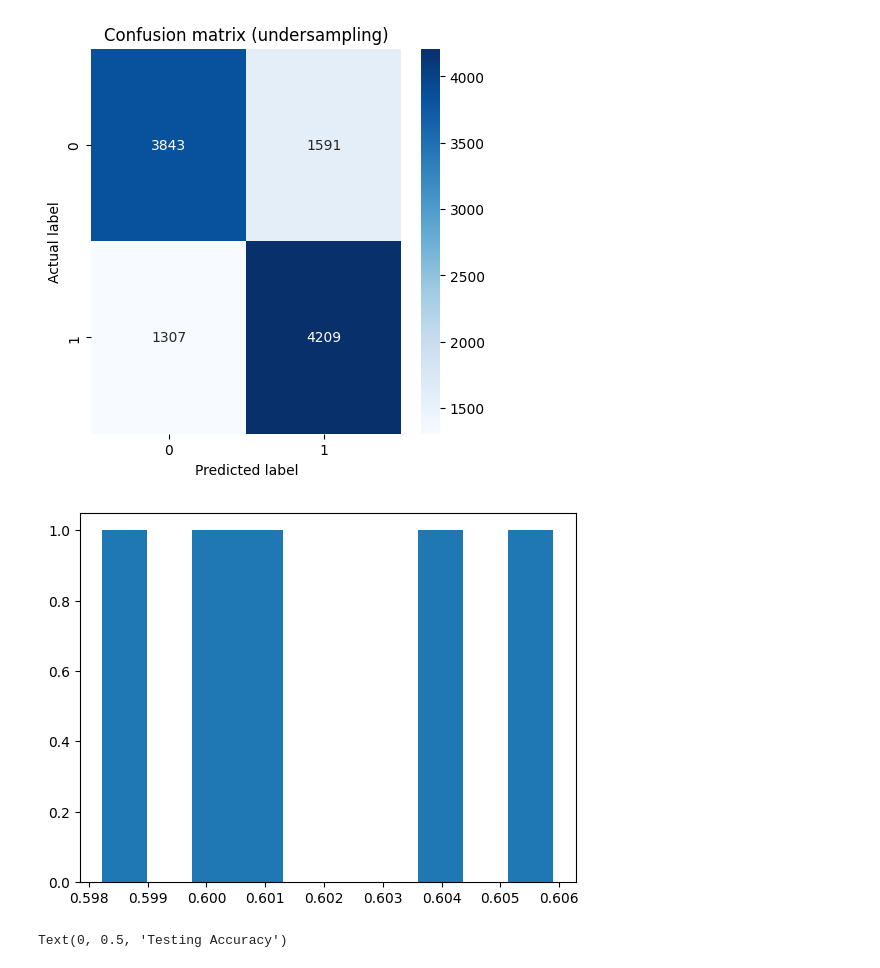
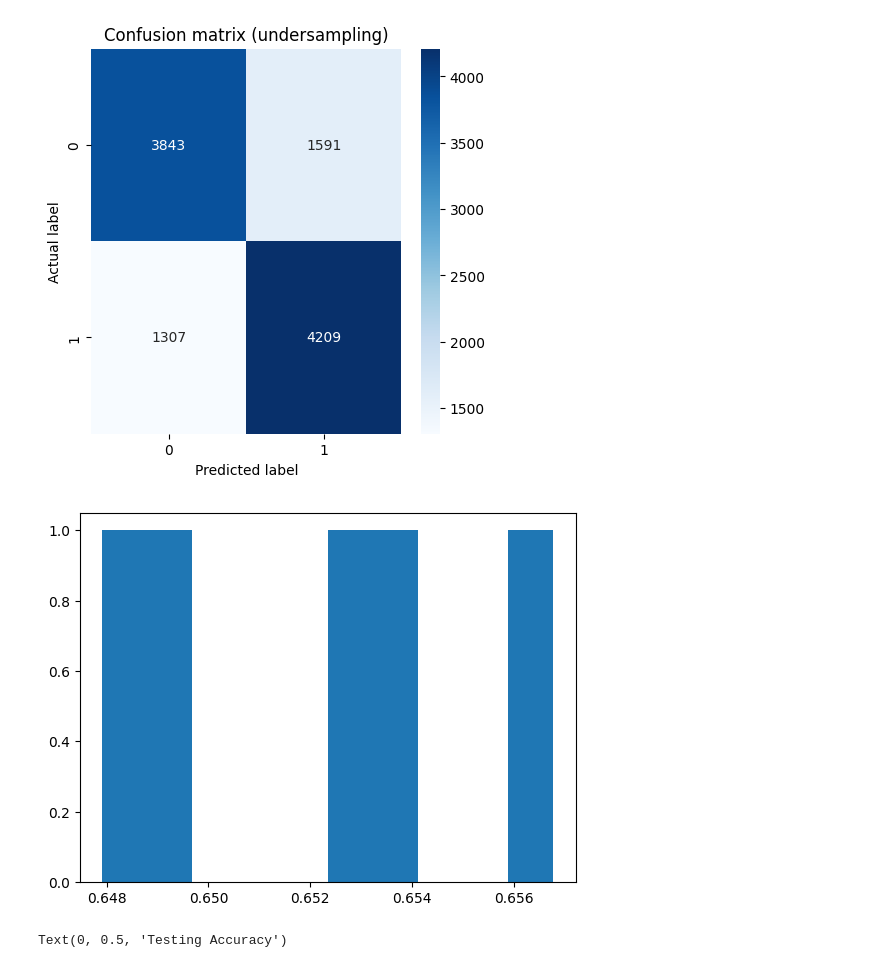
Before and after one commit to th0rz05/feup-ia-heart-disease, a Jupyter notebook: proj/Project.ipynb, the cells around one changed output. Drawn from its saved outputs; the diff is of its cells as text; code cells hidden in the pictures.

```diff
--- a/proj/Project.ipynb
+++ b/proj/Project.ipynb
@@ -713,10 +702,11 @@ model_results.loc[model_results.shape[0] + 1, :] = ['KNeighborsClassifier', *res
 | 1 | oversampling | 0.894464 | 0.310164 | 0.16917 | 0.218931 |
 | 2 | undersampling | 0.735342 | 0.72569 | 0.763053 | 0.743902 |
 [figure]
-# %%
-runModelRepeatedly(clf)
-# %% [output]
-[figure, removed]
+# %%
+clf = KNeighborsClassifier(n_neighbors=19)
+runModelRepeatedly(clf)
+# %% [output]
+[figure, added]
 # %%
 scores = []
 n = 20
```
Also changed, not shown: parts of 25 cells of this notebook.
